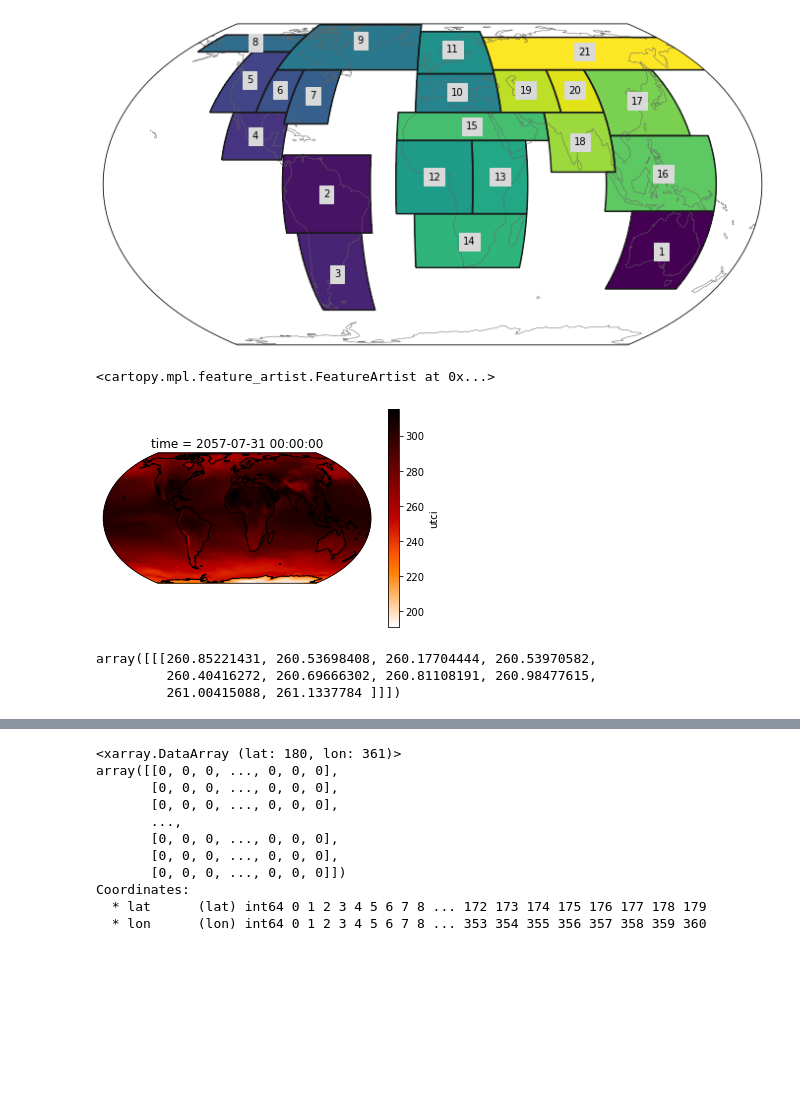
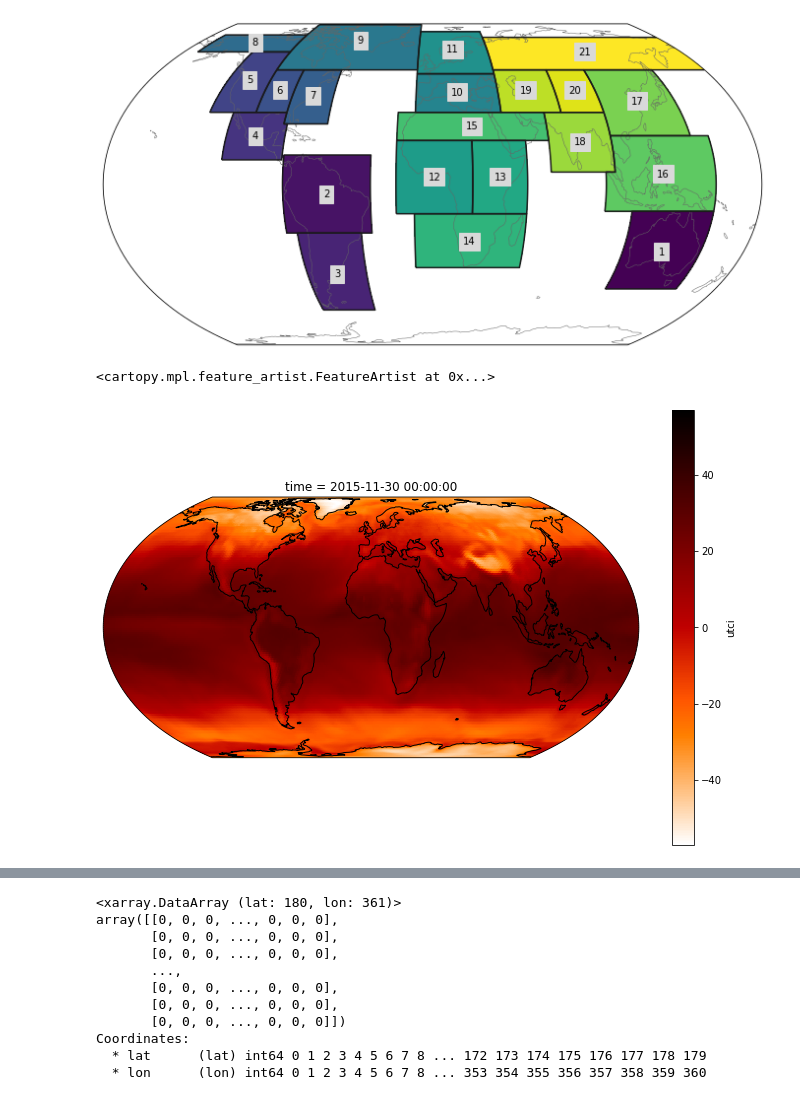
Before and after one commit to cmip6moap/project10, a Jupyter notebook: notebooks/UTCI_changes_over_time.ipynb, the cells around one changed output, grey strips where cells are left out. Saved outputs shown, nothing was run; the diff lists cells and outputs as text; code cells hidden in the pictures; blank space fills up the shorter version.

```diff
--- a/notebooks/UTCI_changes_over_time.ipynb
+++ b/notebooks/UTCI_changes_over_time.ipynb
@@ -41,9 +56,0 @@ popdata
-# %%
-for subfolder in subfolders[1:2]:
-    ssfolders = os.listdir(os.path.join(folder, subfolder))
-    print(ssfolders)
-    for ssfolder in ssfolders[:2]:
-        files = os.listdir(os.path.join(folder, subfolder, ssfolder))
-        # print(files)
-        data = xr.open_mfdataset(os.path.join(folder, subfolder, ssfolder, "*.nc"), concat_dim="time", engine="netcdf4")
-        resample = data.resample(time="M").mean()
@@ -64,15 +69,12 @@ regionmask.defined_regions.giorgi.plot(
 <GeoAxesSubplot:xlabel='lon', ylabel='lat'>
 [figure]
 # %%
+plt.figure(figsize=(12, 8))
 ax = plt.subplot(111, projection=proj)
-resample.isel(time=510).utci.plot(ax=ax, transform=ccrs.PlateCarree(), add_colorbar=True, cmap="gist_heat_r")
+(resample.isel(time=10).utci-273.15).plot(
+    ax=ax, transform=ccrs.PlateCarree(), add_colorbar=True, cmap="gist_heat_r"
+)
 ax.coastlines()
 # %% [output]
 <cartopy.mpl.feature_artist.FeatureArtist at 0x...>
-[figure, old version]
+[figure, new version]
-# %%
-data.utci[:1, :1, :10].values
-# %% [output]
-array([[[260.85221431, 260.53698408, 260.17704444, 260.53970582,
-         260.40416272, 260.69666302, 260.81108191, 260.98477615,
-         261.00415088, 261.1337784 ]]])
```
Also changed, not shown: parts of 9 cells of this notebook.
